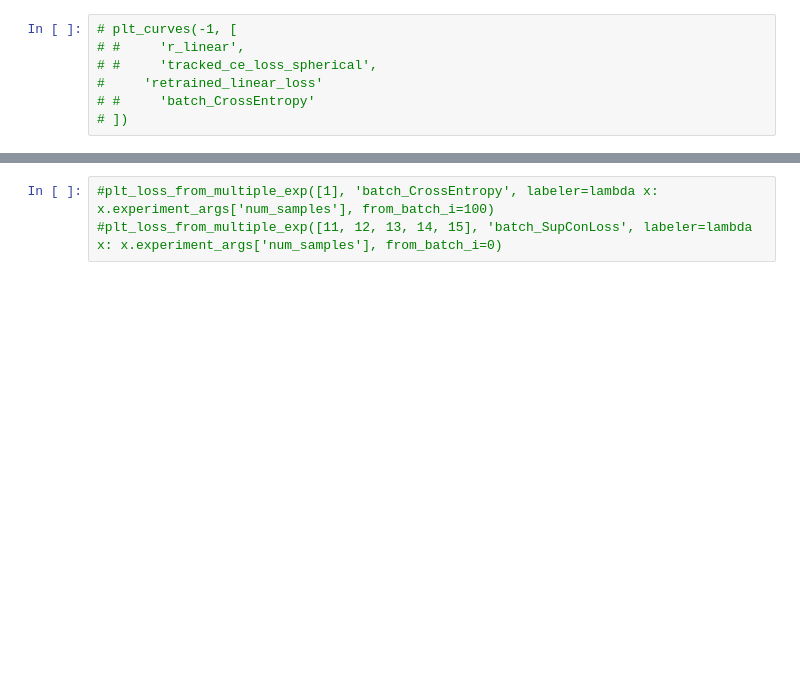
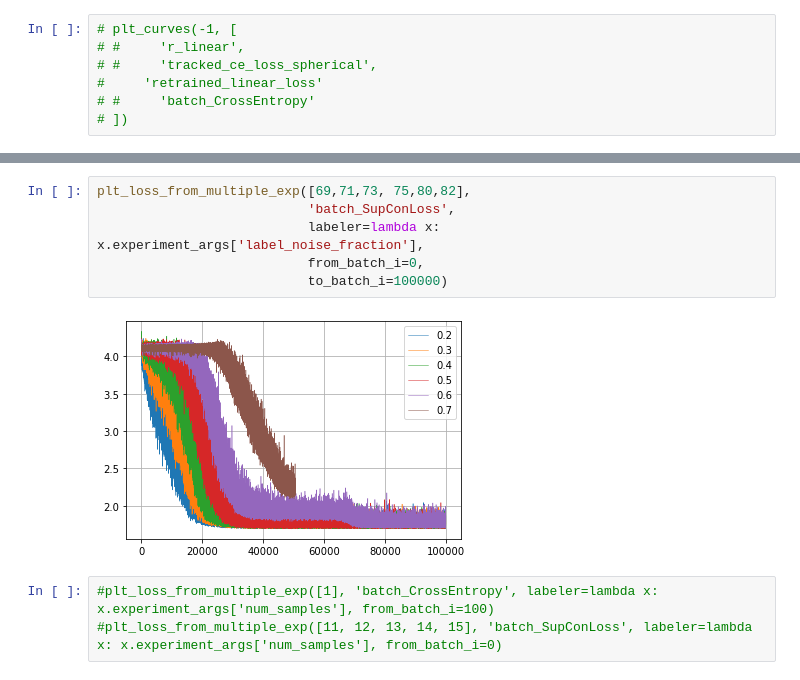
Before and after one commit to plus-rkwitt/py_supcon_vs_ce, a Jupyter notebook: explore_results.ipynb, the cells around one changed output, grey strips where cells are left out. Saved outputs shown, nothing was run; the diff lists cells and outputs as text; blank space fills up the shorter version.

```diff
--- a/explore_results.ipynb
+++ b/explore_results.ipynb
@@ -416,3 +411,11 @@ plt_loss_from_multiple_exp([21], #[14,16,18,20],#[0,6,12,20], #[3,5,7,9,11,13,15
+# %%
+plt_loss_from_multiple_exp([69,71,73, 75,80,82],
+                           'batch_SupConLoss',
+                           labeler=lambda x: x.experiment_args['label_noise_fraction'],
+                           from_batch_i=0,
+                           to_batch_i=100000)
+# %% [output]
+[figure, added]
 # %%
 #plt_loss_from_multiple_exp([1], 'batch_CrossEntropy', labeler=lambda x: x.experiment_args['num_samples'], from_batch_i=100)
 #plt_loss_from_multiple_exp([11, 12, 13, 14, 15], 'batch_SupConLoss', labeler=lambda x: x.experiment_args['num_samples'], from_batch_i=0)
```
Also changed, not shown: parts of 10 cells of this notebook.
